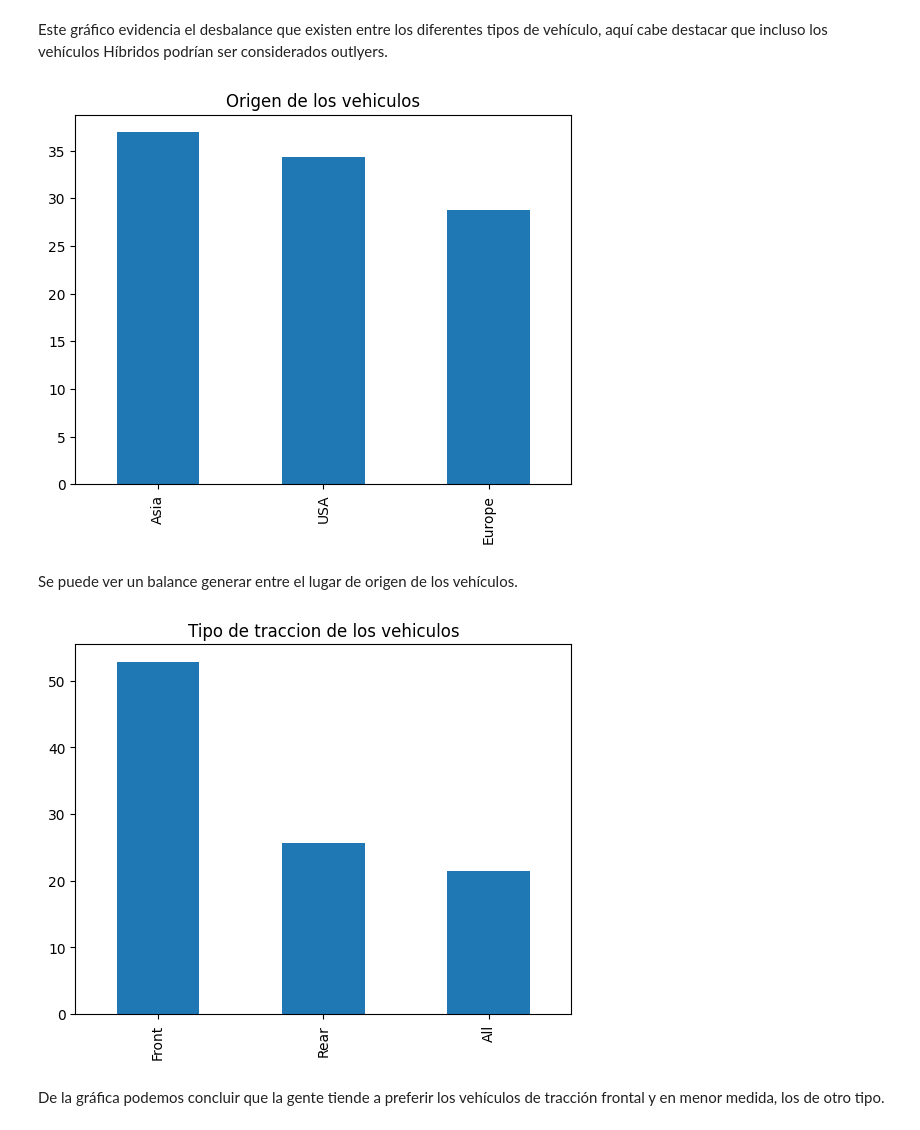
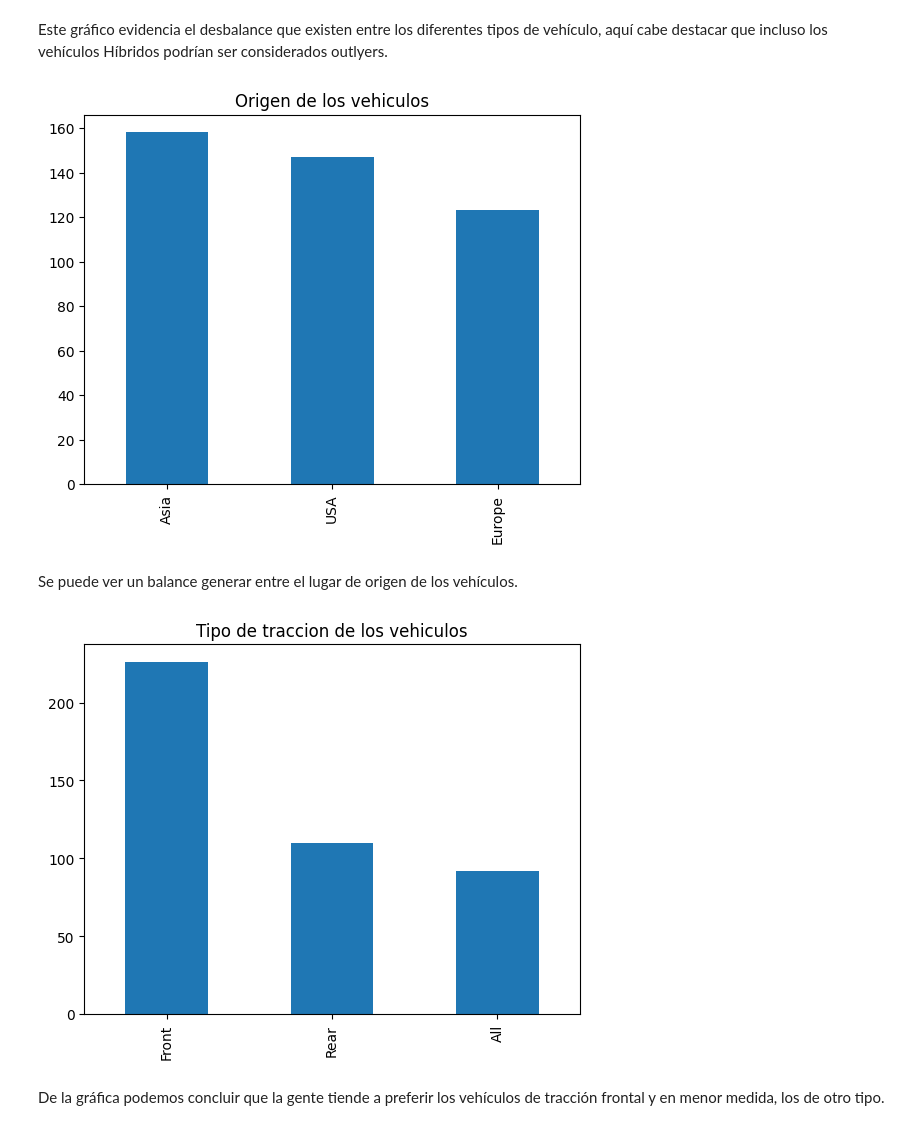
Before and after one commit to JuanMorales4619/Estadistica-3, a Jupyter notebook: Tarea 1/src/notebook/Punto2.ipynb, the cells around one changed output. Drawn from its saved outputs; the diff is of its cells as text; code cells hidden in the pictures.

```diff
--- a/Tarea 1/src/notebook/Punto2.ipynb
+++ b/Tarea 1/src/notebook/Punto2.ipynb
@@ -54,18 +54,18 @@ kind='bar', title='Tipo de vehiculos')
 # %% [markdown]
 Este gráfico evidencia el desbalance que existen entre los diferentes tipos de vehículo, aquí cabe destacar que incluso los vehículos Híbridos podrían ser considerados outlyers.
 # %%
-plot = (100 * df['Origin'].value_counts() / len(df['Origin'])).plot(
+plot = (df['Origin'].value_counts()).plot(
 kind='bar', title='Origen de los vehiculos')
 # %% [output]
-[figure, old version]
+[figure, new version]
 # %% [markdown]
 Se puede ver un balance generar entre el lugar de origen de los vehículos.
 # %%
 
-plot = (100 * df['DriveTrain'].value_counts() / len(df['DriveTrain'])).plot(
+plot = (df['DriveTrain'].value_counts()).plot(
 kind='bar', title='Tipo de traccion de los vehiculos')
 # %% [output]
-[figure, old version]
+[figure, new version]
 # %% [markdown]
 De la gráfica podemos concluir que la gente tiende a preferir los vehículos de tracción frontal y en menor medida, los de otro tipo.
 # %% [markdown]
```
Also changed, not shown: parts of 2 cells of this notebook.
